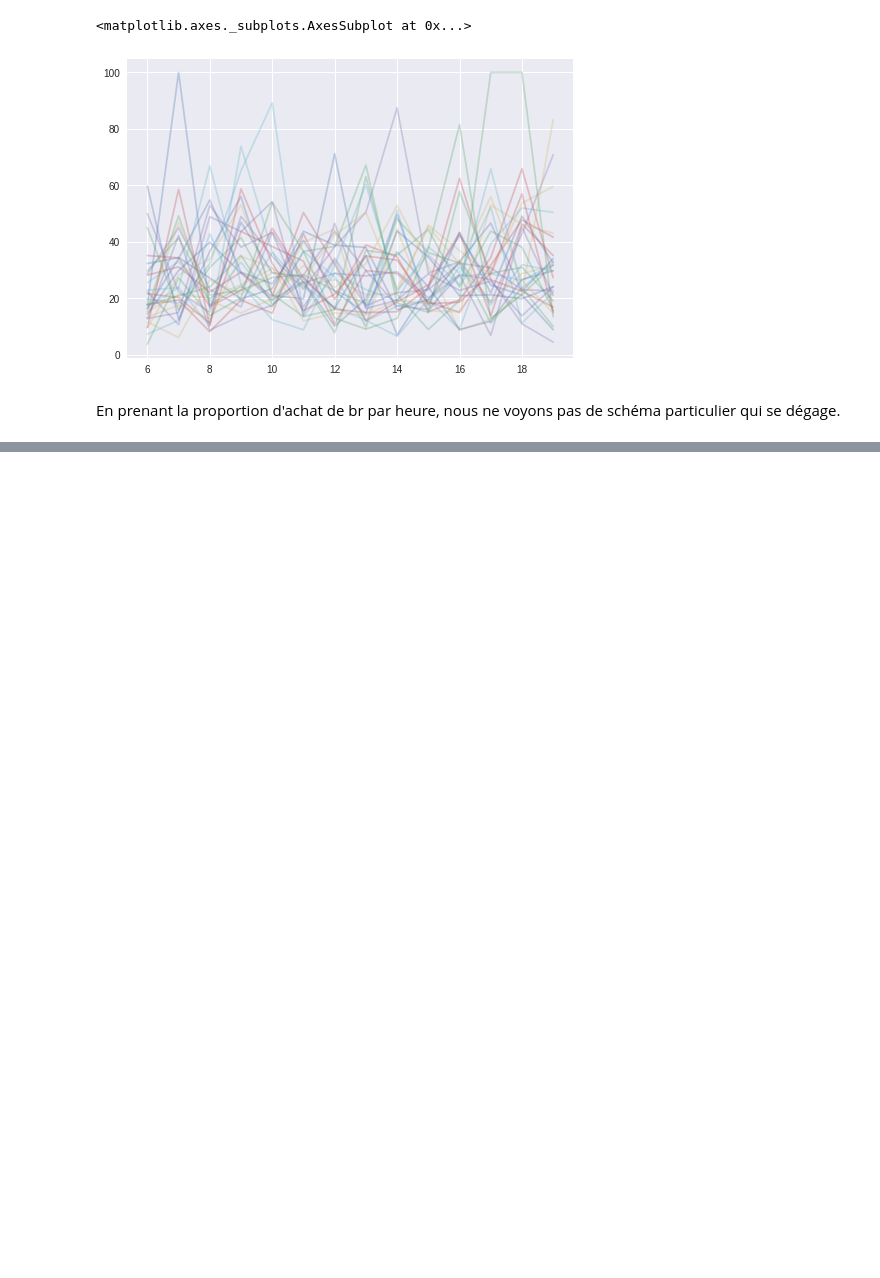
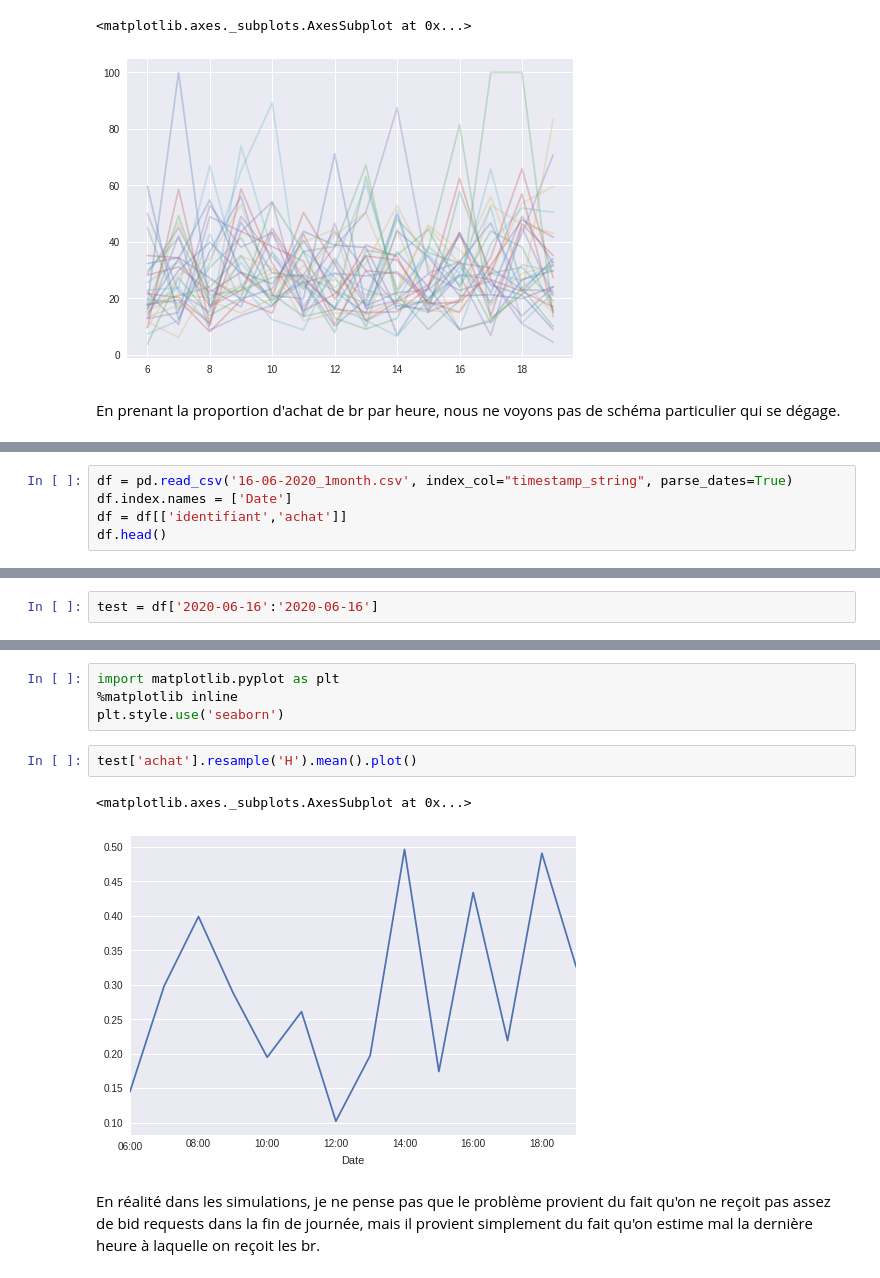
Before and after one commit to ThomasM-mecen/Displayce_internship, a Jupyter notebook: Pacing/Proportion d'achat.ipynb, the cells around one changed output, grey strips where cells are left out. Cells and saved outputs as stored; diff of their text form; blank space fills up the shorter version.

```diff
--- a/Pacing/Proportion d'achat.ipynb
+++ b/Pacing/Proportion d'achat.ipynb
@@ -152,0 +155,5 @@ En prenant la proportion d'achat de br par heure, nous ne voyons pas de schéma
+# %%
+df = pd.read_csv('16-06-2020_1month.csv', index_col="timestamp_string", parse_dates=True)
+df.index.names = ['Date']
+df = df[['identifiant','achat']]
+df.head()
@@ -152,0 +168,2 @@ En prenant la proportion d'achat de br par heure, nous ne voyons pas de schéma
+# %%
+test = df['2020-06-16':'2020-06-16']
@@ -152,0 +187,11 @@ En prenant la proportion d'achat de br par heure, nous ne voyons pas de schéma
+# %%
+import matplotlib.pyplot as plt
+%matplotlib inline
+plt.style.use('seaborn')
+# %%
+test['achat'].resample('H').mean().plot()
+# %% [output]
+<matplotlib.axes._subplots.AxesSubplot at 0x...>
+[figure, added]
+# %% [markdown]
+En réalité dans les simulations, je ne pense pas que le problème provient du fait qu'on ne reçoit pas assez de bid requests dans la fin de journée, mais il provient simplement du fait qu'on estime mal la dernière heure à laquelle on reçoit les br.
```
Also changed, not shown: parts of 3 cells of this notebook, 2 other files.
